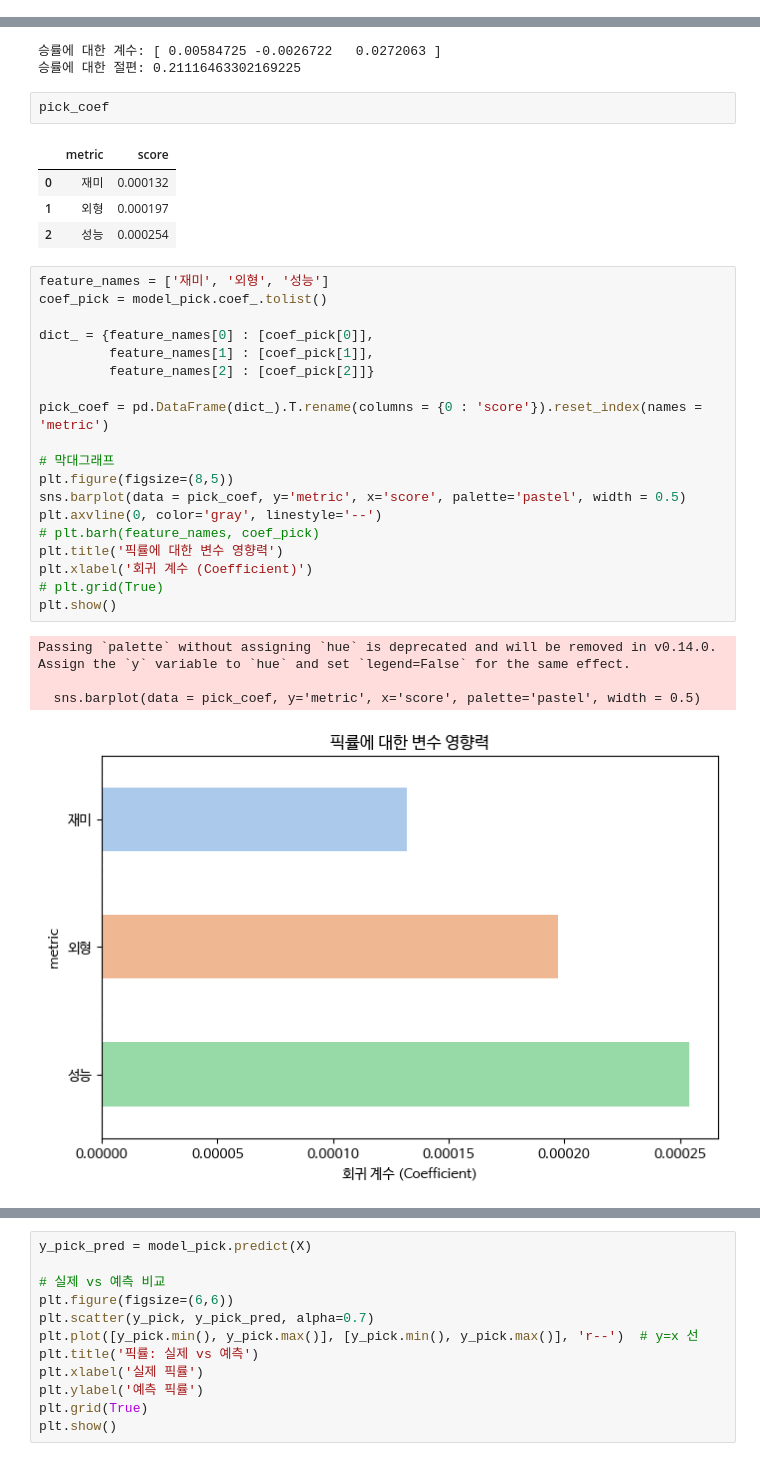
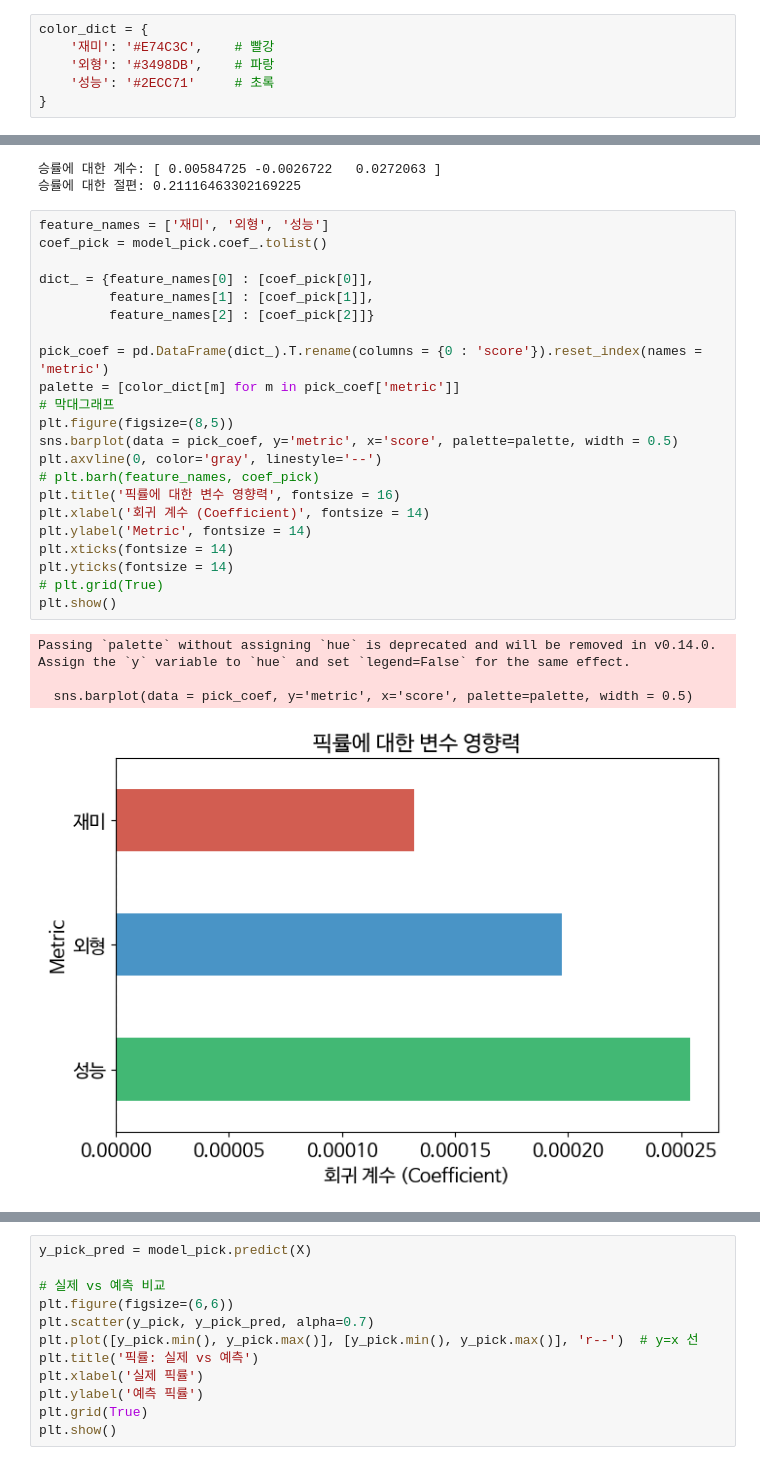
Before and after one commit to kimjaehyeonC/Toy_Getamped, a Jupyter notebook: getamped_log_generator.ipynb, the cells around one changed output, grey strips where cells are left out. Cells and saved outputs as stored; diff of their text form.

```diff
--- a/getamped_log_generator.ipynb
+++ b/getamped_log_generator.ipynb
@@ -395,4 +395,10 @@ tendency_score_per_user[mask]
 | user_978 | 9.154622 | 9.005882 | 9.136975 |
 | user_985 | 9.098958 | 8.910417 | 9.092708 |
 101 rows × 3 columns
+# %%
+color_dict = {
+    '재미': '#E74C3C',    # 빨강
+    '외형': '#3498DB',    # 파랑
+    '성능': '#2ECC71'     # 초록
+}
 # %%
@@ -961,37 +1034,33 @@ print("승률에 대한 절편:", model_win.intercept_)
 # %% [output]
 승률에 대한 계수: [ 0.00584725 -0.0026722   0.0272063 ]
 승률에 대한 절편: 0.21116463302169225
-# %%
-pick_coef
-# %% [output]
-|  | metric | score |
-| 0 | 재미 | 0.000132 |
-| 1 | 외형 | 0.000197 |
-| 2 | 성능 | 0.000254 |
 # %%
 feature_names = ['재미', '외형', '성능']
 coef_pick = model_pick.coef_.tolist()
 
 dict_ = {feature_names[0] : [coef_pick[0]],
          feature_names[1] : [coef_pick[1]],
          feature_names[2] : [coef_pick[2]]}
 
 pick_coef = pd.DataFrame(dict_).T.rename(columns = {0 : 'score'}).reset_index(names = 'metric')
-
+palette = [color_dict[m] for m in pick_coef['metric']]
 # 막대그래프
 plt.figure(figsize=(8,5))
-sns.barplot(data = pick_coef, y='metric', x='score', palette='pastel', width = 0.5)
+sns.barplot(data = pick_coef, y='metric', x='score', palette=palette, width = 0.5)
 plt.axvline(0, color='gray', linestyle='--')
 # plt.barh(feature_names, coef_pick)
-plt.title('픽률에 대한 변수 영향력')
-plt.xlabel('회귀 계수 (Coefficient)')
+plt.title('픽률에 대한 변수 영향력', fontsize = 16)
+plt.xlabel('회귀 계수 (Coefficient)', fontsize = 14)
+plt.ylabel('Metric', fontsize = 14)
+plt.xticks(fontsize = 14)
+plt.yticks(fontsize = 14)
 # plt.grid(True)
 plt.show()
 # %% [output]
 Passing `palette` without assigning `hue` is deprecated and will be removed in v0.14.0. Assign the `y` variable to `hue` and set `legend=False` for the same effect.
 
-  sns.barplot(data = pick_coef, y='metric', x='score', palette='pastel', width = 0.5)
+  sns.barplot(data = pick_coef, y='metric', x='score', palette=palette, width = 0.5)
-[figure, old version]
+[figure, new version]
 # %%
 feature_names = ['재미', '외형', '성능']
 coef_win = model_win.coef_.tolist()
```
Also changed, not shown: parts of 8 cells of this notebook.
